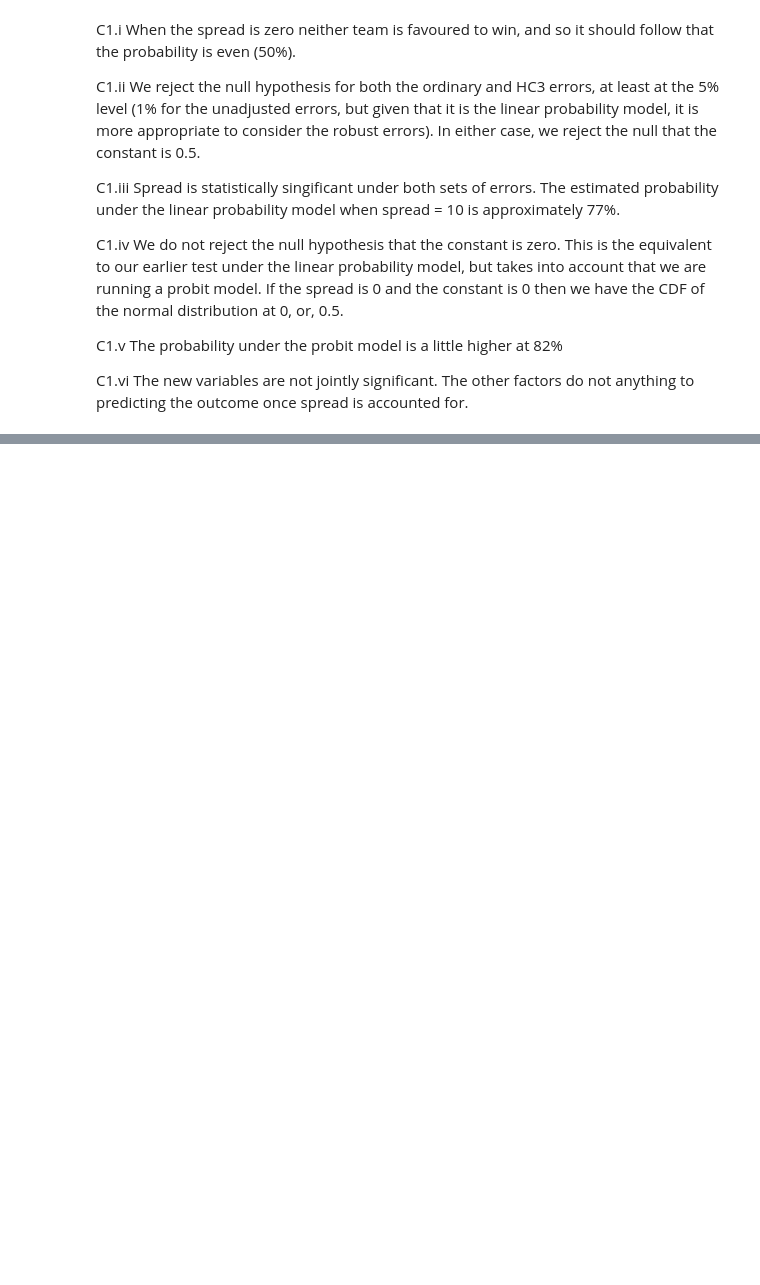
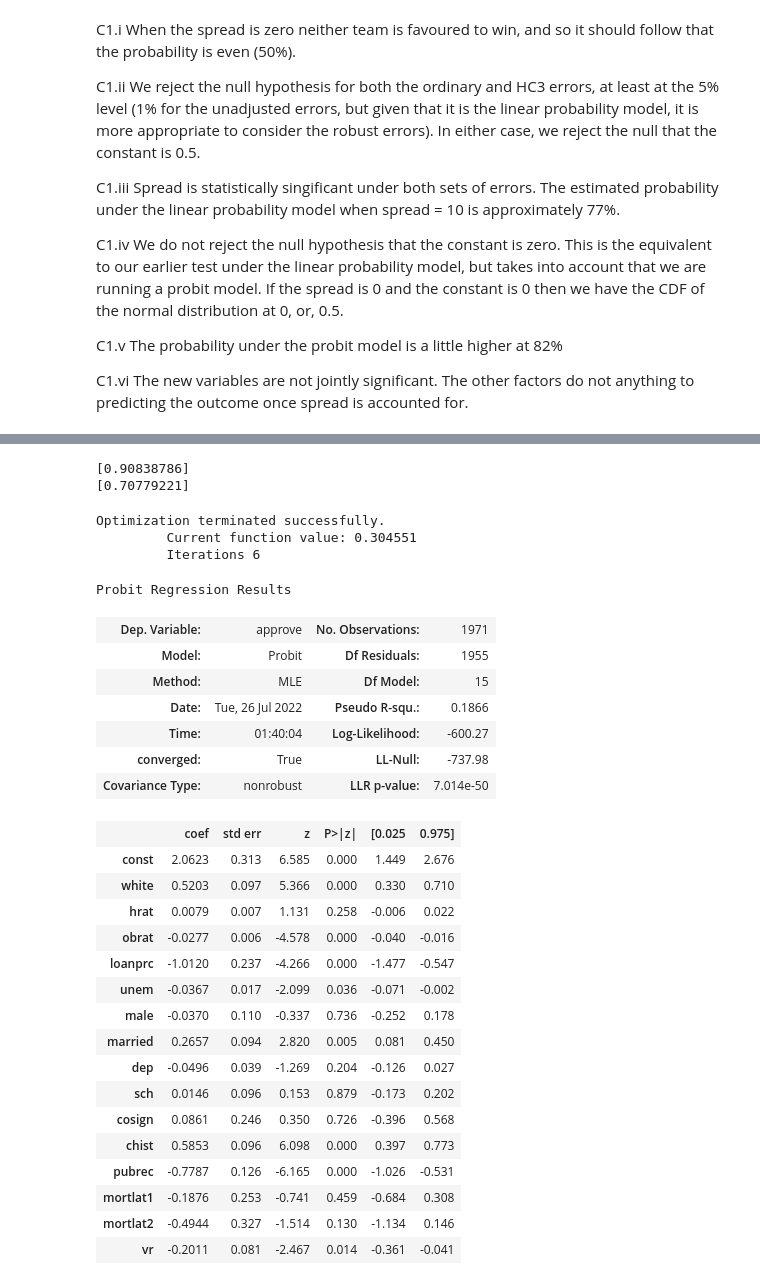
Before and after one commit to systemchalk/wooldridge_workbook, a Jupyter notebook: ch17.ipynb, the cells around one changed output, grey strips where cells are left out. Cells and saved outputs as stored; diff of their text form; code cells hidden in the pictures; blank space fills up the shorter version.

```diff
--- a/ch17.ipynb
+++ b/ch17.ipynb
@@ -149,3 +149,9 @@ C1.iv We do not reject the null hypothesis that the constant is zero. This is th
 C1.v The probability under the probit model is a little higher at 82%
 
 C1.vi The new variables are not jointly significant. The other factors do not anything to predicting the outcome once spread is accounted for.
+# %%
+# Exercise 2
+loanapp = pd.read_stata("./stata/loanapp.dta")
+X = sm.add_constant(loanapp[["white"]])
+model = sm.OLS(loanapp.approve, X, missing="drop").fit()
+model.summary()
@@ -151,0 +202,39 @@ C1.vi The new variables are not jointly significant. The other factors do not an
+# %%
+print(model.predict([1, 1]))
+print(model.predict([1, 0]))
+# %% [output]
+[0.90838786]
+[0.70779221]
+# %%
+X = sm.add_constant(loanapp[["white", "hrat", "obrat", "loanprc", "unem", "male", "married", "dep", "sch", "cosign", "chist", "pubrec", "mortlat1", "mortlat2", "vr"]])
+model = sm.Probit(loanapp.approve, X, missing="drop").fit()
+model.summary()
+# %% [output]
+Optimization terminated successfully.
+         Current function value: 0.304551
+         Iterations 6
+Probit Regression Results
+| Dep. Variable: | approve | No. Observations: | 1971 |
+| Model: | Probit | Df Residuals: | 1955 |
+| Method: | MLE | Df Model: | 15 |
+| Date: | Tue, 26 Jul 2022 | Pseudo R-squ.: | 0.1866 |
+| Time: | 01:40:04 | Log-Likelihood: | -600.27 |
+| converged: | True | LL-Null: | -737.98 |
+| Covariance Type: | nonrobust | LLR p-value: | 7.014e-50 |
+|  | coef | std err | z | P>|z| | [0.025 | 0.975] |
+| const | 2.0623 | 0.313 | 6.585 | 0.000 | 1.449 | 2.676 |
+| white | 0.5203 | 0.097 | 5.366 | 0.000 | 0.330 | 0.710 |
+| hrat | 0.0079 | 0.007 | 1.131 | 0.258 | -0.006 | 0.022 |
+| obrat | -0.0277 | 0.006 | -4.578 | 0.000 | -0.040 | -0.016 |
+| loanprc | -1.0120 | 0.237 | -4.266 | 0.000 | -1.477 | -0.547 |
+| unem | -0.0367 | 0.017 | -2.099 | 0.036 | -0.071 | -0.002 |
+| male | -0.0370 | 0.110 | -0.337 | 0.736 | -0.252 | 0.178 |
+| married | 0.2657 | 0.094 | 2.820 | 0.005 | 0.081 | 0.450 |
+| dep | -0.0496 | 0.039 | -1.269 | 0.204 | -0.126 | 0.027 |
+| sch | 0.0146 | 0.096 | 0.153 | 0.879 | -0.173 | 0.202 |
+| cosign | 0.0861 | 0.246 | 0.350 | 0.726 | -0.396 | 0.568 |
+| chist | 0.5853 | 0.096 | 6.098 | 0.000 | 0.397 | 0.773 |
+| pubrec | -0.7787 | 0.126 | -6.165 | 0.000 | -1.026 | -0.531 |
+| mortlat1 | -0.1876 | 0.253 | -0.741 | 0.459 | -0.684 | 0.308 |
+| mortlat2 | -0.4944 | 0.327 | -1.514 | 0.130 | -1.134 | 0.146 |
+| vr | -0.2011 | 0.081 | -2.467 | 0.014 | -0.361 | -0.041 |
```
Also changed, not shown: parts of 11 cells of this notebook, 1 other file.
